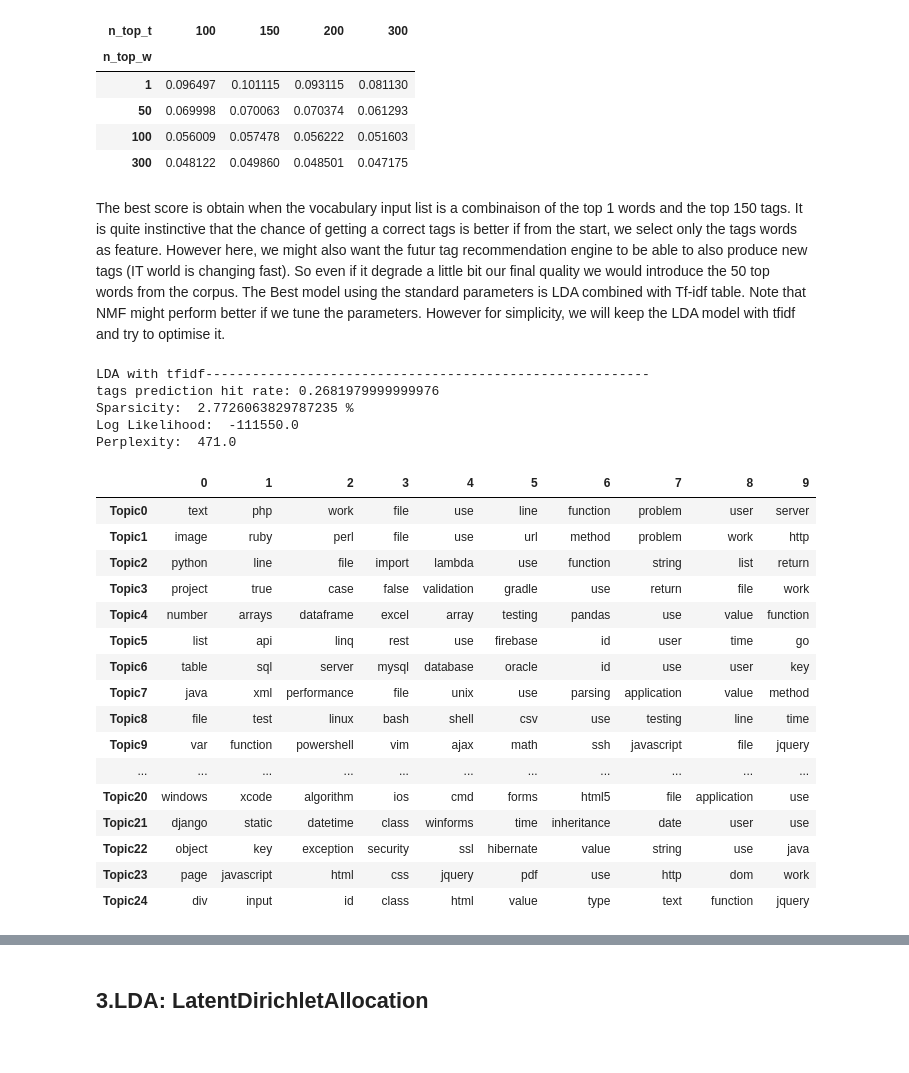
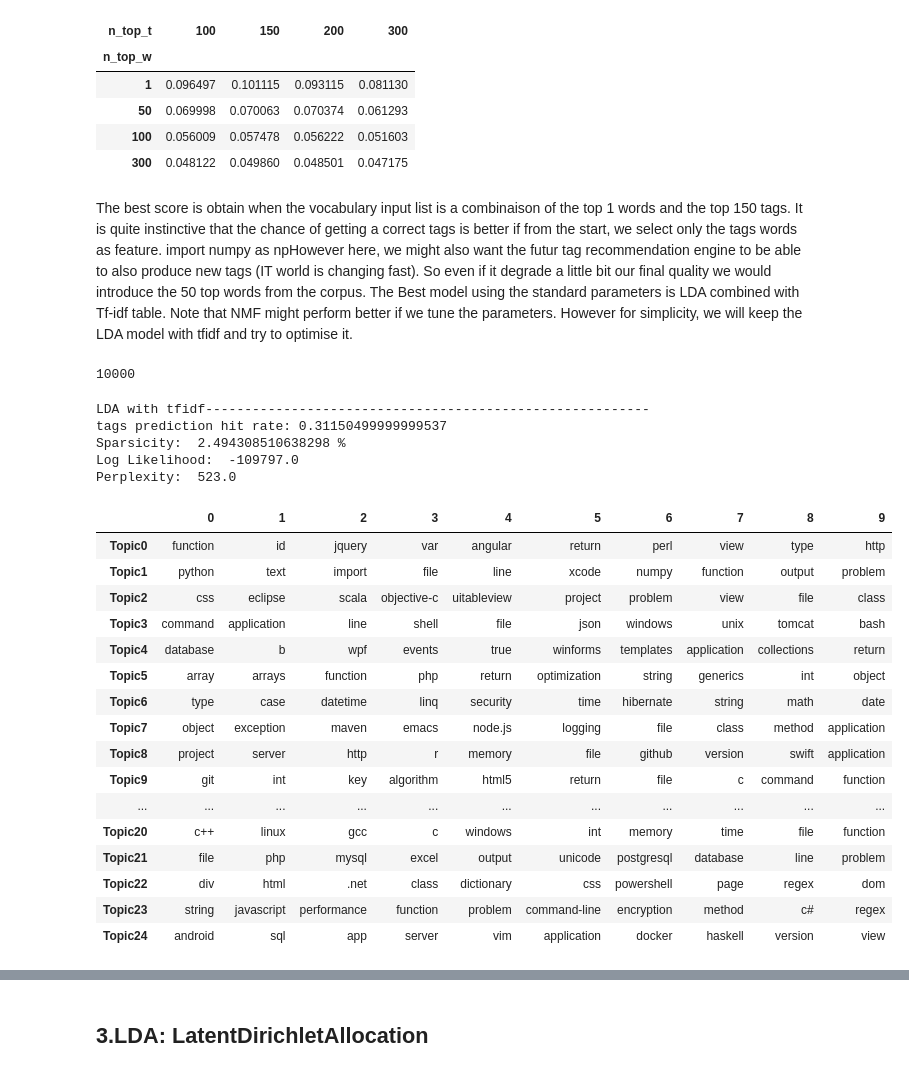
Before and after one commit to Umercia/NLP_Stackoverflow, a Jupyter notebook: Stackoverflow analysis.ipynb, the cells around one changed output, grey strips where cells are left out. Saved outputs shown, nothing was run; the diff lists cells and outputs as text; code cells hidden in the pictures.

```diff
--- a/Stackoverflow analysis.ipynb
+++ b/Stackoverflow analysis.ipynb
@@ -59,8 +59,8 @@ def cleantext(raw_text):
 
     #2. remove special characters
     element2remove = [r"\.\s", r'"', r"'", r"\!", r"\?", r"\,",
-                      r"\:", "\(", "\)", "\n", "\*", "\]", "\[", "&nbsp;",
-                      "&lt;", "\//", "=", "\{", "\}", "&gt;"]
+                      r"\:", r"\(", r"\)", r"\n", r"\*", r"\]", r"\[", "&nbsp;",
+                      "&lt;", "&amp", r"\//", "=", r"\{", r"\}", r"\&gt;", ";", r"\%"]
     for e in element2remove:
         cleantext = re.sub(e, ' ', cleantext)
 
@@ -187,6 +187,7 @@ In this section we will clean and explore the corpus (body columns).
 import nltk
 from nltk.tokenize import PunktSentenceTokenizer   # already train sentence tokensier
 from nltk.corpus import stopwords
+import numpy as np
 
 # --------------------------------------------------------------------------------
 
@@ -199,8 +200,8 @@ stopwords.update(["p","/p","way","=","something", "anyone", "possible", "good",
                   "anything", 'help', 'thing','sure', 'many', 'lot', 'much', "several",
                   "wrong", "right", "idea", "easy", "everything", "difference", "|",
                  "certain", "kind", "great", "nothing", "answer", "please", "little",
-                 "/", "\&gt;", "+", "..", "\=&gt;", "specific", "code", "new", "name",
-                 "error", "use", "file", "work", "value"])
+                 "/", r"\&gt", "+", "..", "specific", "code", "new", "name",
+                 "error", "use", "file", "work", "value", "ok", "true"])
 
 def process_content(text_body, stopwords):
     """
@@ -430,15 +430,13 @@ for w in n_top_w:
         voca = vocabulary(all_words, all_tags, w, t)
 
         # tf
-        tf_vectorizer = CountVectorizer(max_df=0.95, min_df=2,
-                                        vocabulary=voca,
+        tf_vectorizer = CountVectorizer(vocabulary=voca,
                                         stop_words=stopwords)
         tf = tf_vectorizer.fit_transform(corpora)
 
         # tf-idf
         from sklearn.feature_extraction.text import TfidfVectorizer
-        tfidf_vectorizer = TfidfVectorizer(max_df=0.95, min_df=2,
-                                           vocabulary=voca,
+        tfidf_vectorizer = TfidfVectorizer(vocabulary=voca,
                                            stop_words=stopwords)
         tfidf = tfidf_vectorizer.fit_transform(corpora)
 
@@ -521,57 +519,61 @@ grid_score_nmf_tf
 | 300 | 0.048122 | 0.049860 | 0.048501 | 0.047175 |
 # %% [markdown]
 The best score is obtain when the vocabulary input list is a combinaison of the top 1 words and the top 150 tags. It is quite instinctive that the chance of getting a correct tags is better if from the start, we select only the tags words as feature.
-However here, we might also want the futur tag recommendation engine to be able to also produce new tags (IT world is changing fast). So even if it degrade a little bit our final quality we would introduce the 50 top words from the corpus. The Best model using the standard parameters is LDA combined with Tf-idf table. Note that NMF might perform better if we tune the parameters. However for simplicity, we will keep the LDA model with tfidf and try to optimise it.
+import numpy as npHowever here, we might also want the futur tag recommendation engine to be able to also produce new tags (IT world is changing fast). So even if it degrade a little bit our final quality we would introduce the 50 top words from the corpus. The Best model using the standard parameters is LDA combined with Tf-idf table. Note that NMF might perform better if we tune the parameters. However for simplicity, we will keep the LDA model with tfidf and try to optimise it.
+# %%
+len(corpora)
+# %% [output]
+10000
 # %%
+import numpy as np
 # LDA TF-idf with previous choices
-
+no_topics = 25
 voca = vocabulary(all_words, all_tags, 50, 150)
 
 # tf-idf
 from sklearn.feature_extraction.text import TfidfVectorizer
-tfidf_vectorizer = TfidfVectorizer(max_df=0.95, min_df=2,
-                                   vocabulary=voca,
-                                   stop_words=stopwords)
+tfidf_vectorizer = TfidfVectorizer(vocabulary=voca,
+                                   token_pattern=r"[a-zA-Z.0-9+#-_/]*[^.\s]",  #  to keep c#, c++, .net, ...
+                                   stop_words=None)
 tfidf = tfidf_vectorizer.fit_transform(corpora)
 
 # extraction of feature names
 feature_names = tfidf_vectorizer.get_feature_names()
 
 # Run LDA on tfidf
-lda_tfidf = LatentDirichletAllocation(n_topics=no_topics,
+lda_tfidf = LatentDirichletAllocation(n_components=no_topics,
                                 random_state=0).fit(tfidf)
 
 # print some metrics
-topic_score(lda_tfidf, tfidf, feature_names, top_t)
 data_dense = tfidf.todense()   # to compute sparsity (Percentage of Non-Zero cells)
 print("LDA with tfidf---------------------------------------------------------")
-print("tags prediction hit rate:", topic_score(lda_tfidf, tfidf, feature_names, top_t))
+print("tags prediction hit rate:", topic_score(lda_tfidf, tfidf, feature_names, top_t, document_tags))
 print("Sparsicity: ", ((data_dense > 0).sum()/data_dense.size)*100, "%")
 print("Log Likelihood: ", round(lda_tfidf.score(tfidf),0))
 print("Perplexity: ", round(lda_tfidf.perplexity(tfidf),0))
 
 # top 10 words in each topics
 display_topics2(lda_tfidf, feature_names, no_top_words=10)
 # %% [output]
 LDA with tfidf---------------------------------------------------------
-tags prediction hit rate: 0.2681979999999976
-Sparsicity:  2.7726063829787235 %
-Log Likelihood:  -111550.0
-Perplexity:  471.0
+tags prediction hit rate: 0.31150499999999537
+Sparsicity:  2.494308510638298 %
+Log Likelihood:  -109797.0
+Perplexity:  523.0
 |  | 0 | 1 | 2 | 3 | 4 | 5 | 6 | 7 | 8 | 9 |
-| Topic0 | text | php | work | file | use | line | function | problem | user | server |
-| Topic1 | image | ruby | perl | file | use | url | method | problem | work | http |
-| Topic2 | python | line | file | import | lambda | use | function | string | list | return |
-| Topic3 | project | true | case | false | validation | gradle | use | return | file | work |
-| Topic4 | number | arrays | dataframe | excel | array | testing | pandas | use | value | function |
-| Topic5 | list | api | linq | rest | use | firebase | id | user | time | go |
-| Topic6 | table | sql | server | mysql | database | oracle | id | use | user | key |
-| Topic7 | java | xml | performance | file | unix | use | parsing | application | value | method |
-| Topic8 | file | test | linux | bash | shell | csv | use | testing | line | time |
-| Topic9 | var | function | powershell | vim | ajax | math | ssh | javascript | file | jquery |
+| Topic0 | function | id | jquery | var | angular | return | perl | view | type | http |
+| Topic1 | python | text | import | file | line | xcode | numpy | function | output | problem |
+| Topic2 | css | eclipse | scala | objective-c | uitableview | project | problem | view | file | class |
+| Topic3 | command | application | line | shell | file | json | windows | unix | tomcat | bash |
+| Topic4 | database | b | wpf | events | true | winforms | templates | application | collections | return |
+| Topic5 | array | arrays | function | php | return | optimization | string | generics | int | object |
+| Topic6 | type | case | datetime | linq | security | time | hibernate | string | math | date |
+| Topic7 | object | exception | maven | emacs | node.js | logging | file | class | method | application |
+| Topic8 | project | server | http | r | memory | file | github | version | swift | application |
+| Topic9 | git | int | key | algorithm | html5 | return | file | c | command | function |
 | ... | ... | ... | ... | ... | ... | ... | ... | ... | ... | ... |
-| Topic20 | windows | xcode | algorithm | ios | cmd | forms | html5 | file | application | use |
-| Topic21 | django | static | datetime | class | winforms | time | inheritance | date | user | use |
-| Topic22 | object | key | exception | security | ssl | hibernate | value | string | use | java |
-| Topic23 | page | javascript | html | css | jquery | pdf | use | http | dom | work |
-| Topic24 | div | input | id | class | html | value | type | text | function | jquery |
+| Topic20 | c++ | linux | gcc | c | windows | int | memory | time | file | function |
+| Topic21 | file | php | mysql | excel | output | unicode | postgresql | database | line | problem |
+| Topic22 | div | html | .net | class | dictionary | css | powershell | page | regex | dom |
+| Topic23 | string | javascript | performance | function | problem | command-line | encryption | method | c# | regex |
+| Topic24 | android | sql | app | server | vim | application | docker | haskell | version | view |
```
Also changed, not shown: parts of 42 cells of this notebook.
